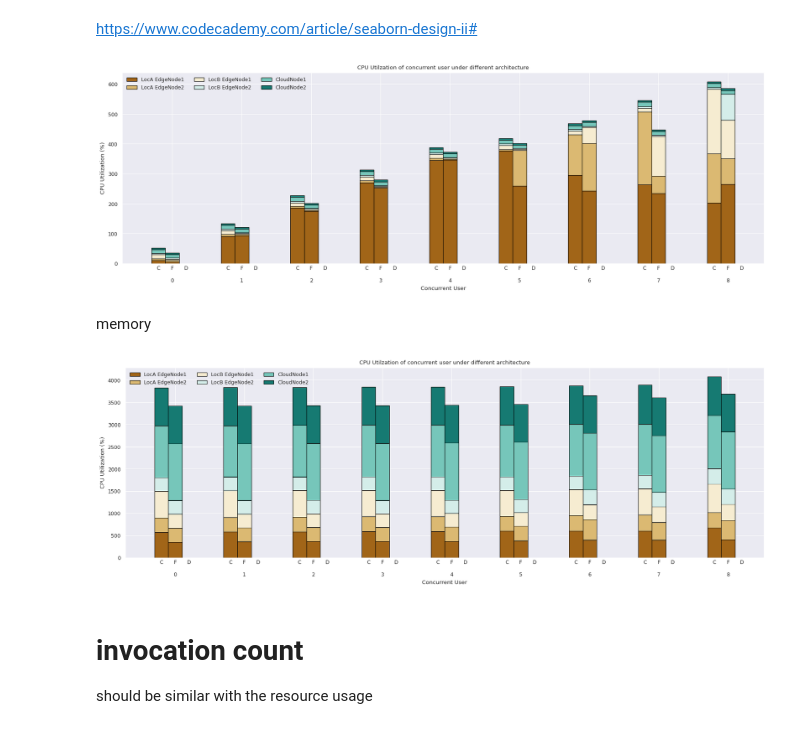
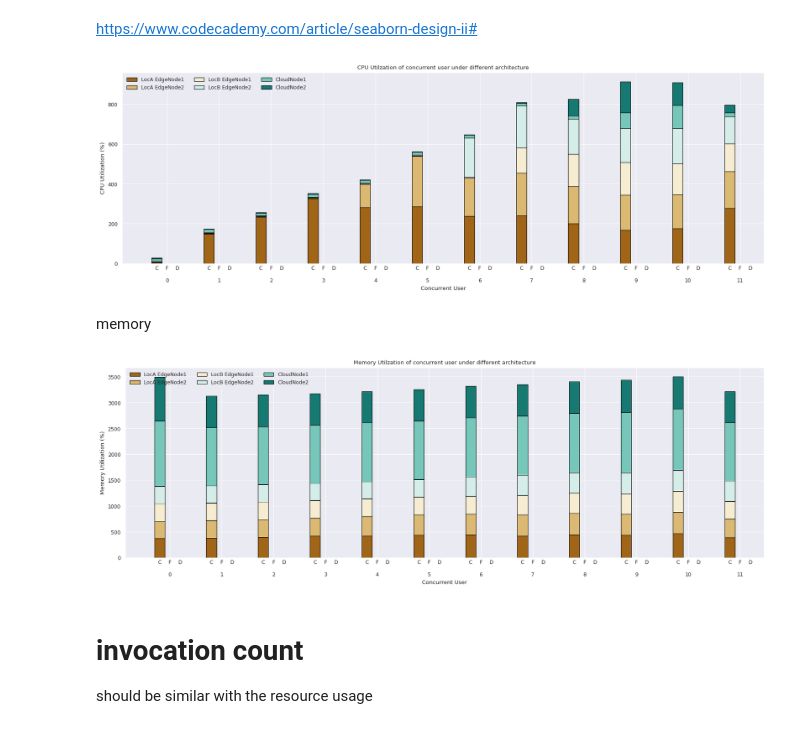
Before and after one commit to nightmare224/edge-cloud-continuum-openfaas, a Jupyter notebook: experiment/analysis/resource_metrics.ipynb, the cells around one changed output. Cells and saved outputs as stored; diff of their text form; code cells hidden in the pictures.

```diff
--- a/experiment/analysis/resource_metrics.ipynb
+++ b/experiment/analysis/resource_metrics.ipynb
@@ -7,7 +7,7 @@ import seaborn as sns
 use color to represent host and use tick to mark architecture
 # %%
 USER_START=0
-USER_END=8
+USER_END=11
 # %%
 dirpath = "/home/thl/edge-cloud-continuum-openfaas/experiment/trigger/result"
 hostname_list = [
@@ -16,15 +16,26 @@ hostname_list = [
     "CloudNode1", "CloudNode2"
 ]
 ip_list = ["192.168.100.105", "192.168.100.102", "192.168.100.103", "192.168.100.111", "145.100.135.86", "145.100.135.99"]
+ip_map = {
+    "10.202.0.1": "145.100.135.86",
+    "10.202.0.2": "145.100.135.99",
+    "10.202.0.3": "192.168.100.105",
+    "10.202.0.4": "192.168.100.102",
+    "10.202.0.5": "192.168.100.103",
+    "10.202.0.6": "192.168.100.111"
+}
 col_name = hostname_list + ["User Count", "Architecture"]
 user_count_list = [i for i in range(USER_START, USER_END + 1)]
 df_plot_metric = pd.DataFrame(columns = col_name)
-arch_list = ["Federated", "Decentralized"]
+# arch_list =  ["Centralized", "Federated", "Decentralized"]
+arch_list =  ["Decentralized"]
 # arch_list = ["Federated"]
 metric = "cpu"
 for user_cnt in user_count_list:
     for arch in arch_list:
         df = pd.read_csv(f"{dirpath}/{arch.lower()}/case{user_cnt}_metrics.csv")
+        if arch == "Centralized":
+            df["hostname"] = df["hostname"].map(ip_map)
         df.index = df["hostname"]
         df = df.loc[ip_list]
         df_plot_metric.loc[len(df_plot_metric)] = list(df[metric]) + [user_cnt, arch]
@@ -114,7 +105,7 @@ readable_hostname = [
 ax.legend(legend, readable_hostname, loc='upper left', ncols=3, frameon=False)
 plt.show()
 # %% [output]
-[figure, old version]
+[figure, new version]
 # %% [markdown]
 memory
 # %%
@@ -128,8 +119,8 @@ ip_list = ["192.168.100.105", "192.168.100.102", "192.168.100.103", "192.168.100
 col_name = hostname_list + ["User Count", "Architecture"]
 user_count_list = [i for i in range(USER_START, USER_END + 1)]
 df_plot_metric = pd.DataFrame(columns = col_name)
-arch_list = ["Federated", "Decentralized"]
-# arch_list = ["Federated"]
+# arch_list = ["Federated", "Decentralized"]
+arch_list = ["Decentralized"]
 metric = "memory"
 for user_cnt in user_count_list:
     for arch in arch_list:
@@ -161,39 +152,39 @@ for i, arch in enumerate(arch_list):
         if i == 0:
             legend.append(plot[0])
 
-ax.set_title("CPU Utilzation of concurrent user under different architecture")
+ax.set_title("Memory Utilzation of concurrent user under different architecture")
 ax.set_xlabel('Concurrent User')
-ax.set_ylabel('CPU Utilization (%)')
+ax.set_ylabel('Memory Utilization (%)')
 # concurrent user
 ax.set_xticks(user_count_list + bar_width, labels = [f"\n\n{i}" for i in user_count_list])
 ax.tick_params('x', length=0)
 
 # architecture
 sec = ax.secondary_xaxis(location=0)
 sec.set_xticks(
     [ i + j * bar_width for i in user_count_list for j in range(3)],
     labels = ['C', 'F', 'D'] * len(user_count_list)
 )
 sec.tick_params('x', length=0)
 
 # line between user
 # sec2 = ax.secondary_xaxis(location=0)
 # sec2.set_xticks(
 #     [ i + j for i in user_count_list for j in [-bar_width/2 , bar_width * 2 + bar_width/2]],
 #     labels=[]
 # )
 # sec2.tick_params('x', length=30, width=1)
 
 # ax.set_ylim(0, 130)
 readable_hostname = [
     "LocA EdgeNode1", "LocA EdgeNode2",
     "LocB EdgeNode1", "LocB EdgeNode2",
     "CloudNode1", "CloudNode2"
 ]
 ax.legend(legend, readable_hostname, loc='upper left', ncols=3, frameon=False)
 plt.show()
 # %% [output]
-[figure, old version]
+[figure, new version]
 # %% [markdown]
 # invocation count
 should be similar with the resource usage
```
Also changed, not shown: parts of 3 cells of this notebook, 2 other files.
